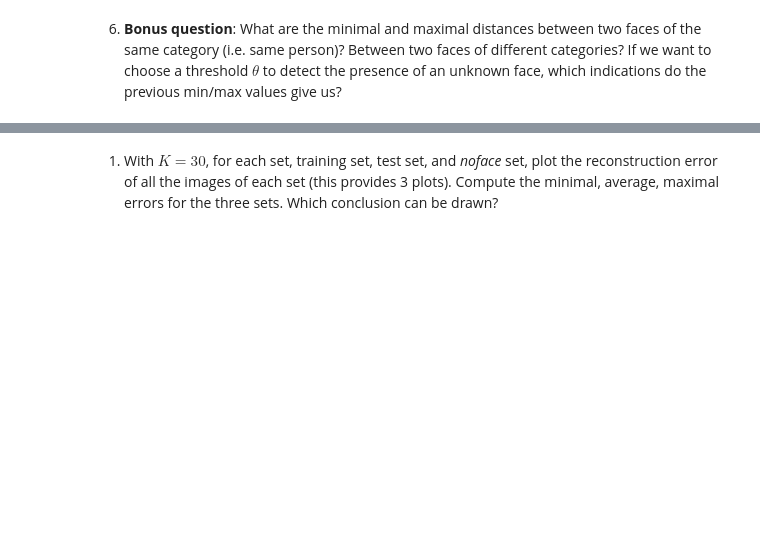
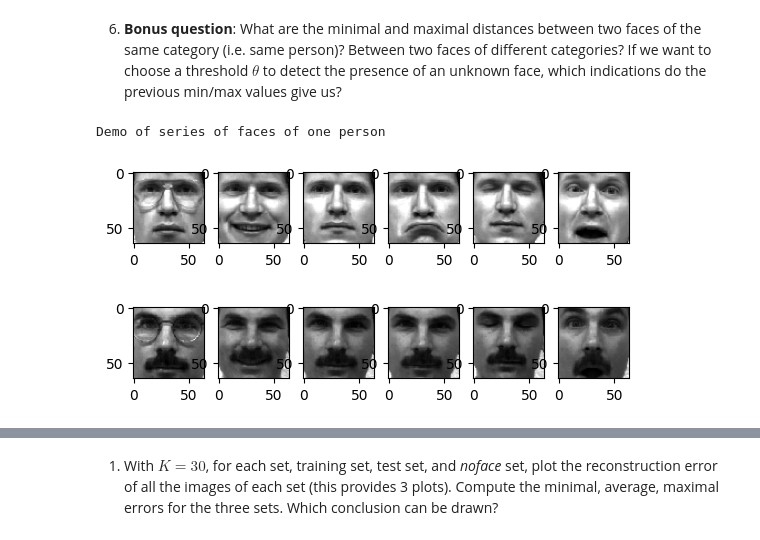
Before and after one commit to andrewerf/BIMA, a Jupyter notebook: TME9-10/TME9-10.ipynb, the cells around one changed output, grey strips where cells are left out. Cells and saved outputs as stored; diff of their text form; code cells hidden in the pictures; blank space fills up the shorter version.

```diff
--- a/TME9-10/TME9-10.ipynb
+++ b/TME9-10/TME9-10.ipynb
@@ -412,2 +447,24 @@ D = calculMatDist(X_train, X_test, U, 30)
 # %% [markdown]
 6. **Bonus question**: What are the minimal and maximal distances between two faces of the same category (i.e. same person)? Between two faces of different categories? If we want to choose a threshold $\theta$  to detect the presence of an unknown face, which indications do the previous min/max values give us?
+# %%
+print('Demo of series of faces of one person')
+n_sbplt = 6
+for k in range(2):
+    for i in range(n_sbplt):
+        plt.subplot(1, n_sbplt, i + 1)
+        imshow_face(X_train[:, k * n_sbplt + i])
+    plt.show()
+
+max_inside = 0
+max_inside_idx = [0, 0]
+for i in range(0, D.shape[0], n_sbplt):
+    for j in range(n_sbplt):
+        for k in range(j, n_sbplt):
+            d = D[i + j, i + k]
+            if d > max_inside:
+                max_inside_idx = [i+j, i+k]
+                max_inside = d
+# %% [output]
+Demo of series of faces of one person
+[figure, added]
+[figure, added]
```
Also changed, not shown: parts of 14 cells of this notebook.
